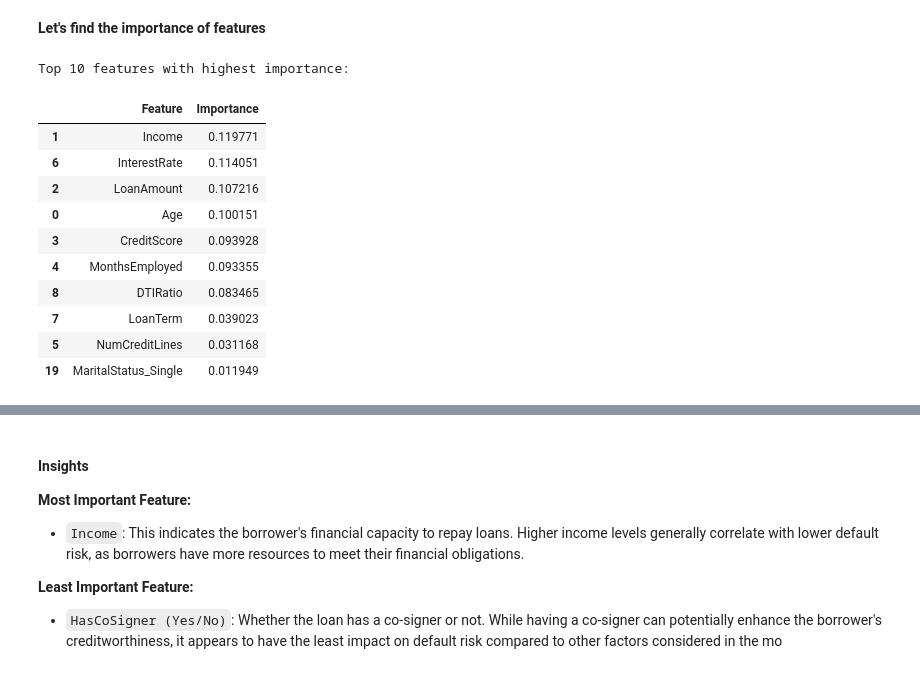
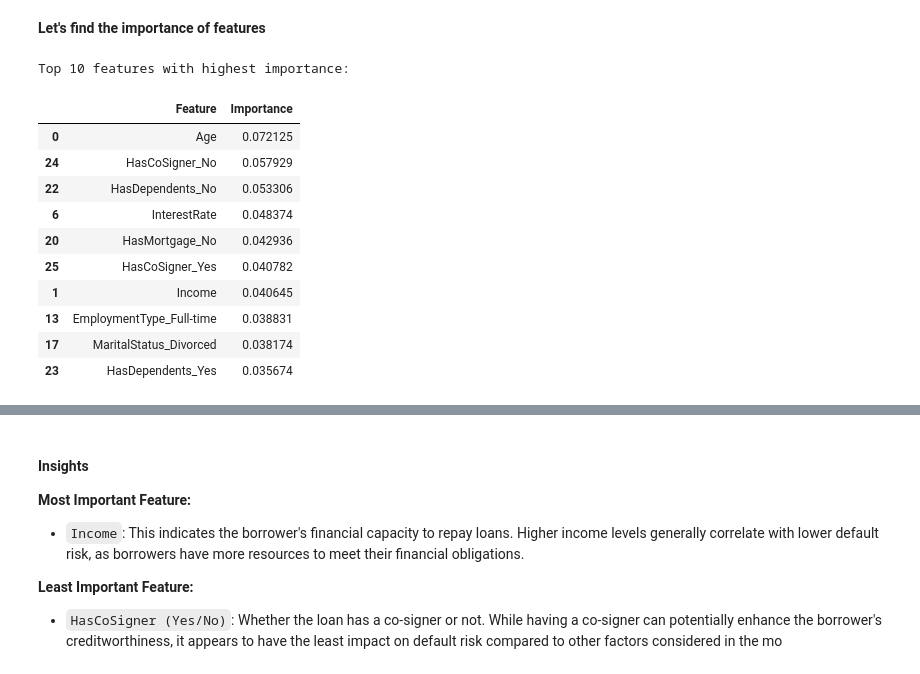
Before and after one commit to saginiclaudia/Loan-Default-Prediction, a Jupyter notebook: student.ipynb, the cells around one changed output, grey strips where cells are left out. Drawn from its saved outputs; the diff is of its cells as text; code cells hidden in the pictures.

```diff
--- a/student.ipynb
+++ b/student.ipynb
@@ -446,3 +732,13 @@ In this section, we're transitioning from data exploration and preprocessing to
+# %%
+# Initialize the models
+logistic_model = LogisticRegression(random_state=42)
+rfc_model = RandomForestClassifier(random_state=42)
+dt_model = DecisionTreeClassifier(criterion='gini', random_state=1)
+# %%
+# Fit the models
+logistic_model.fit(X_res, y_res)
+rfc_model.fit(X_res, y_res)
+dt_model.fit(X_res, y_res)
 # %%
 # Evaluation metrics
 def metrics_score(y_true, y_pred):
@@ -471,7 +783,7 @@ This models the probability of a binary outcome (in our case, loan default or no
 logistic_model = LogisticRegression()
 
 # Fit the model on the training data
-logistic_model.fit(X_train, y_train)
+logistic_model.fit(X_res, y_res)
 # %% [output]
 LogisticRegression()
 # %%
@@ -602,7 +896,7 @@ This predicts the class labels randomly based on the distribution of the target
 rfc_model = RandomForestClassifier(random_state=42)
 
 # Fit the model on the training data
-rfc_model.fit(X_train, y_train)
+rfc_model.fit(X_res, y_res)
 # %% [output]
 RandomForestClassifier(random_state=42)
 # %%
@@ -664,29 +964,29 @@ weighted avg       0.87      0.89      0.84     51070
 # %%
 # Get feature importances
 importances = rfc_model.feature_importances_
 
 # Create a DataFrame to store feature names and their importances
-feature_importances = pd.DataFrame({'Feature': X_train.columns, 'Importance': importances})
+feature_importances = pd.DataFrame({'Feature': X_res.columns, 'Importance': importances})
 
 # Sort the DataFrame by importance values in descending order
 feature_importances = feature_importances.sort_values(by='Importance', ascending=False)
 
 # Display the top 10 features with the highest importance
 print("Top 10 features with highest importance:")
 feature_importances.head(10)
 # %% [output]
 Top 10 features with highest importance:
 |  | Feature | Importance |
-| 1 | Income | 0.119771 |
-| 6 | InterestRate | 0.114051 |
-| 2 | LoanAmount | 0.107216 |
-| 0 | Age | 0.100151 |
-| 3 | CreditScore | 0.093928 |
-| 4 | MonthsEmployed | 0.093355 |
-| 8 | DTIRatio | 0.083465 |
-| 7 | LoanTerm | 0.039023 |
-| 5 | NumCreditLines | 0.031168 |
-| 19 | MaritalStatus_Single | 0.011949 |
+| 0 | Age | 0.072125 |
+| 24 | HasCoSigner_No | 0.057929 |
+| 22 | HasDependents_No | 0.053306 |
+| 6 | InterestRate | 0.048374 |
+| 20 | HasMortgage_No | 0.042936 |
+| 25 | HasCoSigner_Yes | 0.040782 |
+| 1 | Income | 0.040645 |
+| 13 | EmploymentType_Full-time | 0.038831 |
+| 17 | MaritalStatus_Divorced | 0.038174 |
+| 23 | HasDependents_Yes | 0.035674 |
 # %%
 # Display the top 10 features with the highest importance
 print("Top 10 features with lowest importance:")
```
Also changed, not shown: parts of 37 cells of this notebook.
